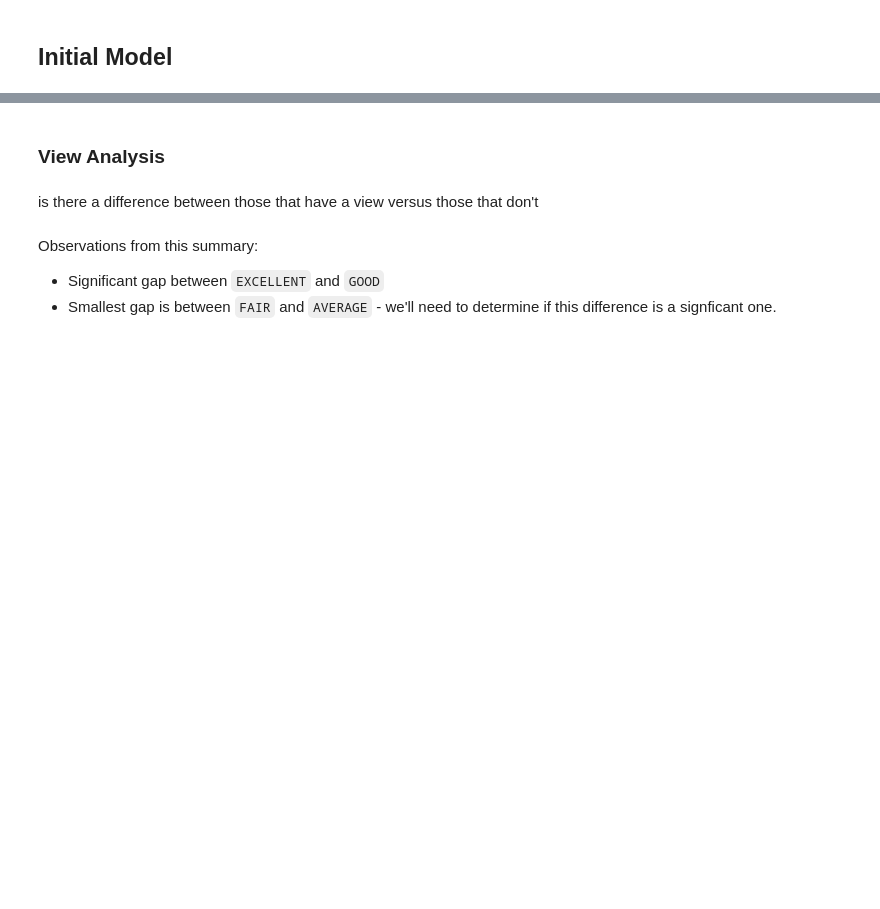
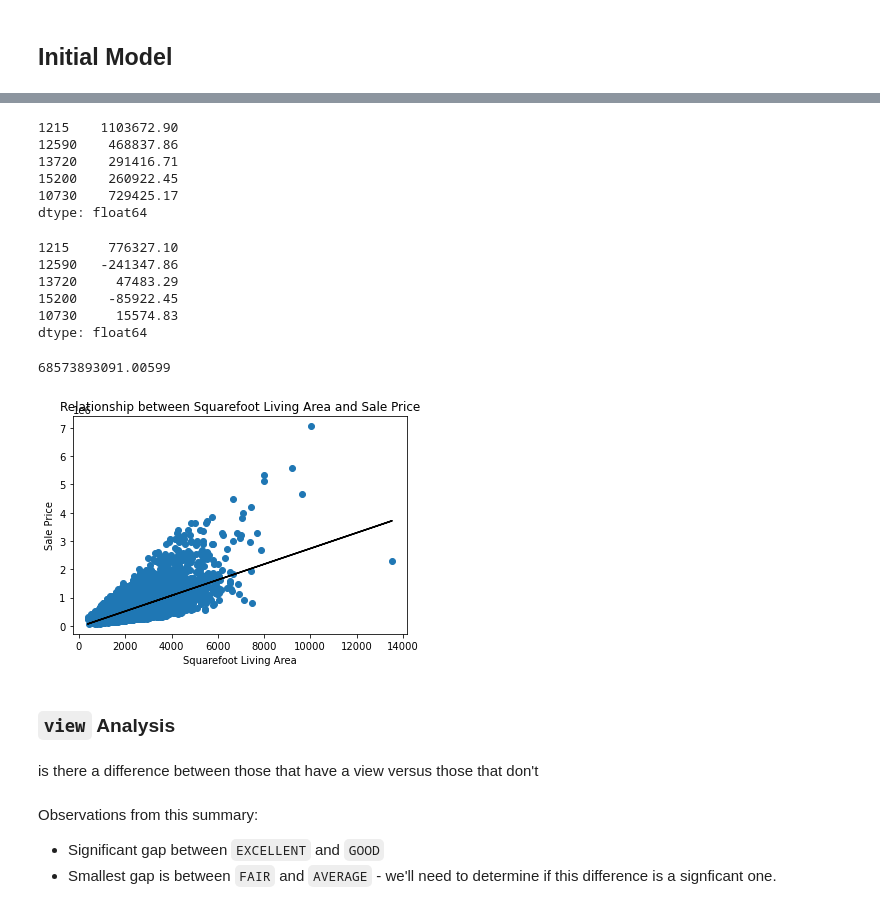
Before and after one commit to xiaohua-su/King_County_Real_Estate_Analysis, a Jupyter notebook: King_County_Real_Estate_Analysis.ipynb, the cells around one changed output, grey strips where cells are left out. Saved outputs shown, nothing was run; the diff lists cells and outputs as text; code cells hidden in the pictures; blank space fills up the shorter version.

```diff
--- a/King_County_Real_Estate_Analysis.ipynb
+++ b/King_County_Real_Estate_Analysis.ipynb
@@ -425,5 +457,5 @@ dummy_lr.constant_
 # %%
 # Using statsmodel.OLS to create our first model,
 # with a single feature (sqft_living)
-simple_model_1 = sm.OLS(y_train, sm.add_constant(X_train['sqft_living'])).fit()
+simple_model = sm.OLS(y_train, sm.add_constant(X_train['sqft_living'])).fit()
 # %%
@@ -431,15 +485,48 @@ simple_model_1.summary()
 # %%
 # Grabbing predictions from simple linear model
-simple_train_preds_1 = simple_model_1.predict(sm.add_constant(X_train['sqft_living']))
+simple_train_preds = simple_model.predict(sm.add_constant(X_train['sqft_living']))
 
-simple_train_preds_1
+simple_train_preds[:5]
+# %% [output]
+1215    1103672.90
+12590    468837.86
+13720    291416.71
+15200    260922.45
+10730    729425.17
+dtype: float64
 # %%
 # First round of residuals
-residuals_1 = y_train - simple_train_preds_1
+resids = y_train - simple_train_preds
 
-residuals_1
+resids[:5]
+# %% [output]
+1215     776327.10
+12590   -241347.86
+13720     47483.29
+15200    -85922.45
+10730     15574.83
+dtype: float64
+# %%
+mean_squared_error(y_train, simple_train_preds)
+# %% [output]
+68573893091.00599
+# %%
+# Just looking at two variables
+
+# Plot our points, rating vs balance, as a scatterplot
+plt.scatter(train_df['sqft_living'], train_df['price'])
+
+# Plot the line of best fit!
+plt.plot(train_df['sqft_living'], simple_train_preds, color='black')
+
+plt.ylabel('Sale Price')
+plt.xlabel('Squarefoot Living Area')
+plt.title('Relationship between Squarefoot Living Area and Sale Price')
+plt.show()
+# %% [output]
+[figure, added]
 # %% [markdown]
-### View Analysis
+### `view` Analysis
 # %% [markdown]
 is there a difference between those that have a view versus those that don't
 # %%
```
Also changed, not shown: parts of 13 cells of this notebook, 2 other files.
